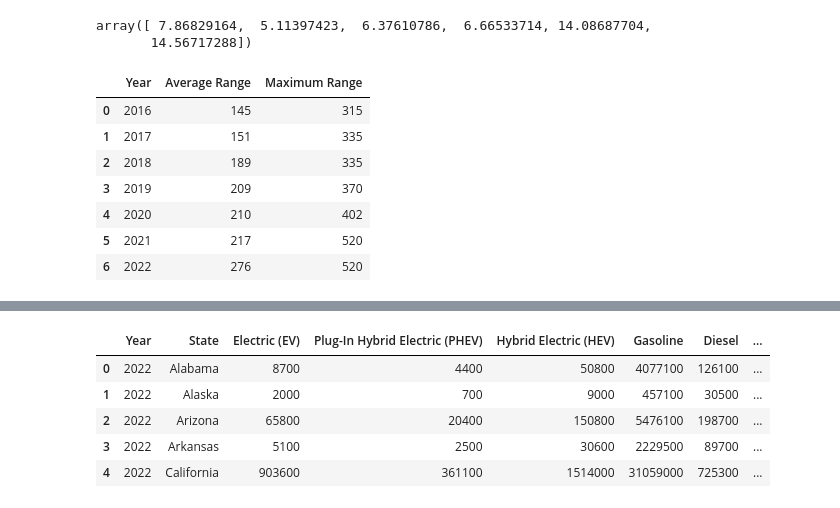
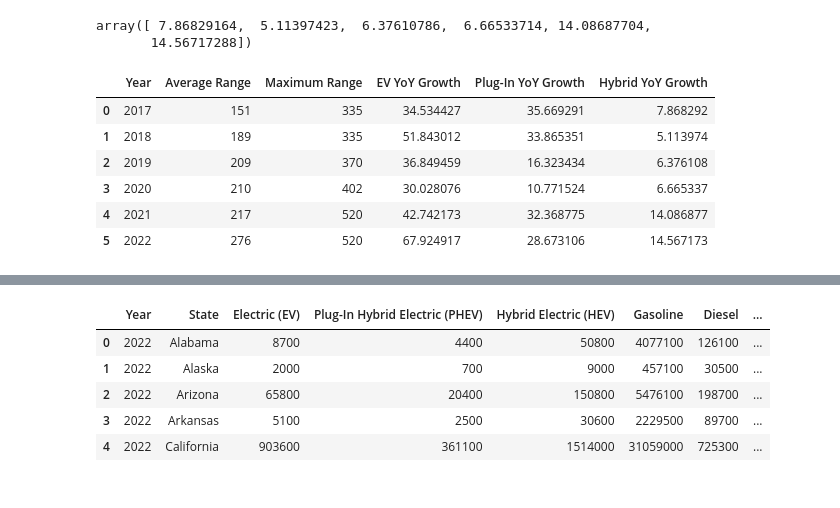
Before and after one commit to MrGoots/ETL_Python_Analysis, a Jupyter notebook: Registration_Files/output/BETA_DataFrame.ipynb, the cells around one changed output, grey strips where cells are left out. Drawn from its saved outputs; the diff is of its cells as text; code cells hidden in the pictures.

```diff
--- a/Registration_Files/output/BETA_DataFrame.ipynb
+++ b/Registration_Files/output/BETA_DataFrame.ipynb
@@ -349,39 +441,40 @@ Name: Hybrid Electric (HEV), dtype: int64
 # %%
-np.diff(np.array(ev_sum_regis_break['Electric (EV)']))/np.array(ev_sum_regis_break['Electric (EV)'])[:-1] * 100
+ev_yoy = np.diff(np.array(ev_sum_regis_break['Electric (EV)']))/np.array(ev_sum_regis_break['Electric (EV)'])[:-1] * 100
+ev_yoy
 # %% [output]
 array([34.5344274 , 51.84301246, 36.84945861, 30.02807555, 42.74217293,
        67.92491749])
 # %%
-np.diff(np.array(ev_sum_regis_break['Plug-In Hybrid Electric (PHEV)']))/np.array(ev_sum_regis_break['Plug-In Hybrid Electric (PHEV)'])[:-1] * 100
+plugin_yoy = np.diff(np.array(ev_sum_regis_break['Plug-In Hybrid Electric (PHEV)']))/np.array(ev_sum_regis_break['Plug-In Hybrid Electric (PHEV)'])[:-1] * 100
+plugin_yoy
 # %% [output]
 array([35.66929134, 33.86535113, 16.32343377, 10.77152441, 32.36877524,
        28.67310625])
 # %%
-np.diff(np.array(ev_sum_regis_break['Hybrid Electric (HEV)']))/np.array(ev_sum_regis_break['Hybrid Electric (HEV)'])[:-1] * 100
+hybrid_yoy = np.diff(np.array(ev_sum_regis_break['Hybrid Electric (HEV)']))/np.array(ev_sum_regis_break['Hybrid Electric (HEV)'])[:-1] * 100
+hybrid_yoy
 # %% [output]
 array([ 7.86829164,  5.11397423,  6.37610786,  6.66533714, 14.08687704,
        14.56717288])
-# %%
-# Year, ranges list
-year = [2016, 2017, 2018, 2019, 2020, 2021, 2022]
-avg_range = [145, 151, 189, 209, 210, 217, 276]
-max_range = [315, 335, 335, 370, 402, 520, 520]
 # %%
 year_range_df = pd.DataFrame({
                              "Year" : year,
                              "Average Range" : avg_range,
                              "Maximum Range" : max_range,
+                             "EV YoY Growth" : ev_yoy,
+                             "Plug-In YoY Growth" : plugin_yoy,
+                             "Hybrid YoY Growth" : hybrid_yoy
+
                             })
 year_range_df
 # %% [output]
-|  | Year | Average Range | Maximum Range |
-| 0 | 2016 | 145 | 315 |
-| 1 | 2017 | 151 | 335 |
-| 2 | 2018 | 189 | 335 |
-| 3 | 2019 | 209 | 370 |
-| 4 | 2020 | 210 | 402 |
-| 5 | 2021 | 217 | 520 |
-| 6 | 2022 | 276 | 520 |
+|  | Year | Average Range | Maximum Range | EV YoY Growth | Plug-In YoY Growth | Hybrid YoY Growth |
+| 0 | 2017 | 151 | 335 | 34.534427 | 35.669291 | 7.868292 |
+| 1 | 2018 | 189 | 335 | 51.843012 | 33.865351 | 5.113974 |
+| 2 | 2019 | 209 | 370 | 36.849459 | 16.323434 | 6.376108 |
+| 3 | 2020 | 210 | 402 | 30.028076 | 10.771524 | 6.665337 |
+| 4 | 2021 | 217 | 520 | 42.742173 | 32.368775 | 14.086877 |
+| 5 | 2022 | 276 | 520 | 67.924917 | 28.673106 | 14.567173 |
 # %%
 year_range_df.set_index("Year")
 # %% [output]
```
Also changed, not shown: parts of 23 cells of this notebook.
